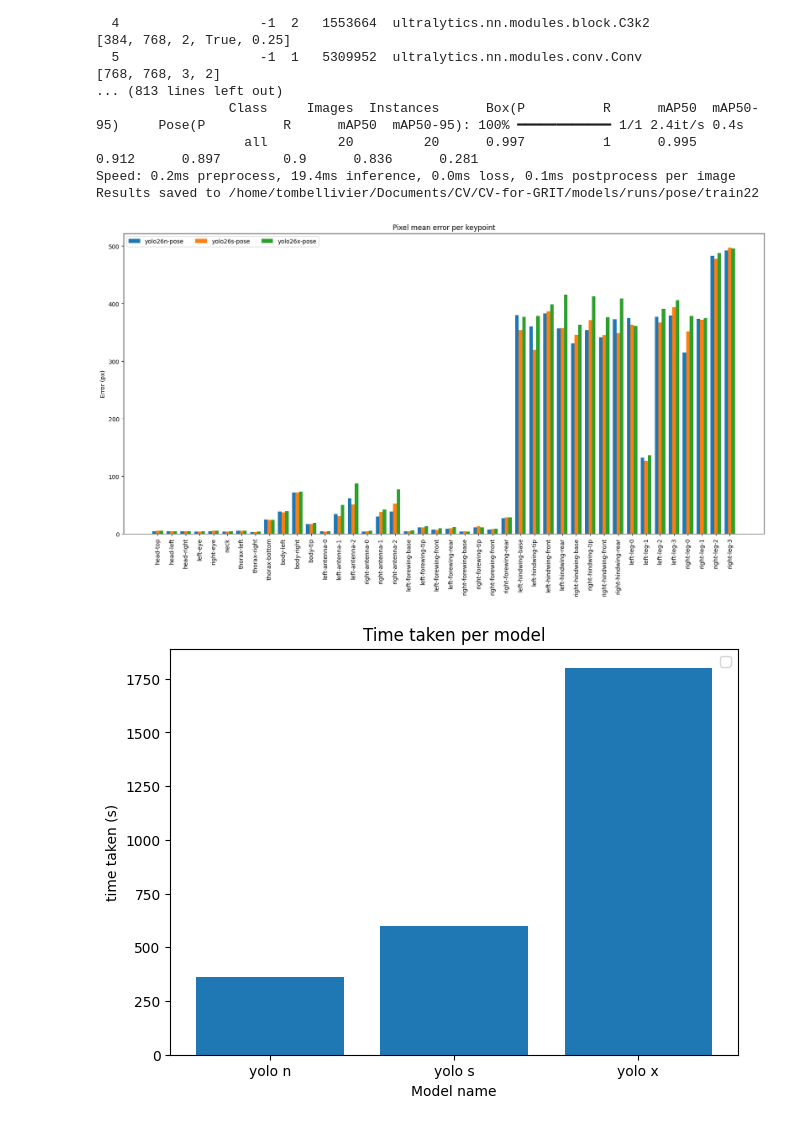
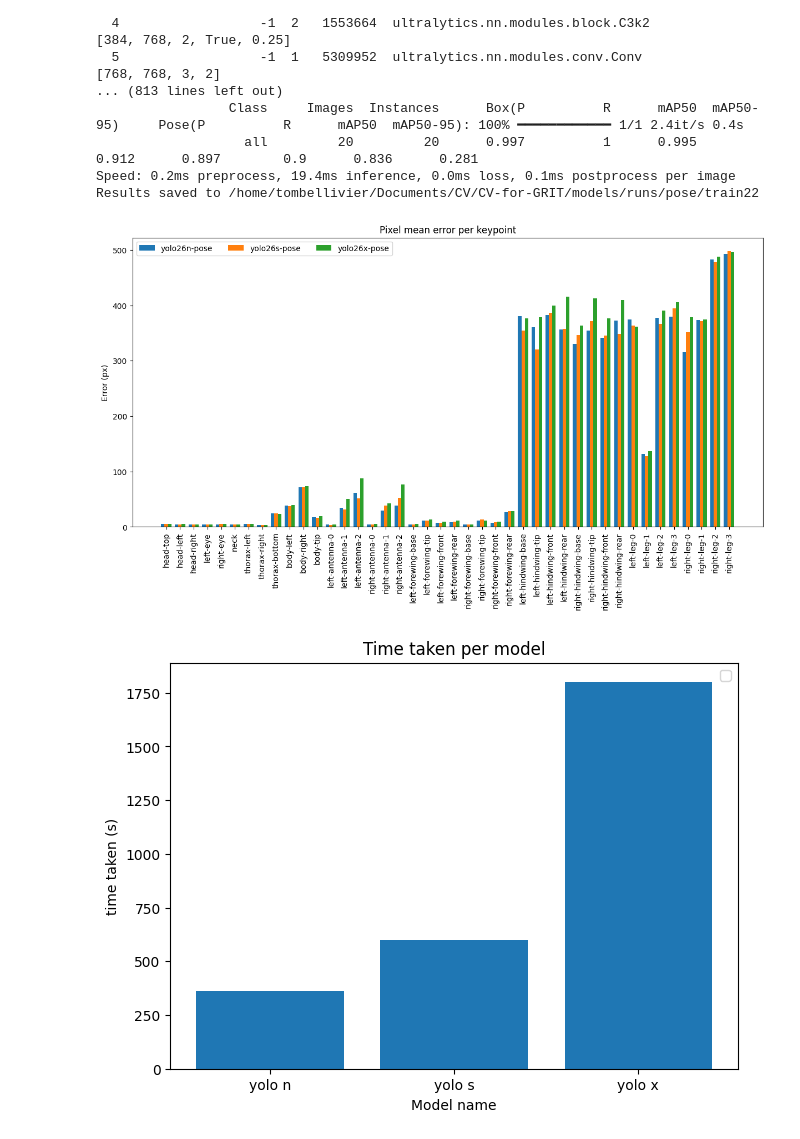
Before and after one commit to TomBellivier/CV-for-GRIT, a Jupyter notebook: models/yolo-pose-insect-kp.ipynb, the cells around one changed output. Saved outputs shown, nothing was run; the diff lists cells and outputs as text; code cells hidden in the pictures.

```diff
--- a/models/yolo-pose-insect-kp.ipynb
+++ b/models/yolo-pose-insect-kp.ipynb
@@ -179,35 +185,35 @@ with open("run_results.json", "r") as f:
 all_kp = config["kpt_names"][0]
 
 mean_error_yolo_n = models_data["yolo26n-pose"]["keypoints perf"]
 mean_error_yolo_s = models_data["yolo26s-pose"]["keypoints perf"]
 mean_error_yolo_x = models_data["yolo26x-pose"]["keypoints perf"]
 
 num_kpts = len(mean_error_yolo_n)
 x = np.arange(num_kpts)
 
 x = np.arange(42)  # the label locations
 width = 0.25  # the width of the bars
 multiplier = 0
 
-fig, ax = plt.subplots(layout='constrained', figsize=(16, 9))
+fig, ax = plt.subplots(layout='constrained', figsize=(12, 7))
 
 for attribute, measurement in models_data.items():
     offset = width * multiplier
     rects = ax.bar(x + offset, measurement["keypoints perf"], width, label=attribute)
     multiplier += 1
 
 # Add some text for labels, title and custom x-axis tick labels, etc.
 ax.set_ylabel('Error (px)')
 ax.set_title('Pixel mean error per keypoint')
 ax.set_xticks(x + width, all_kp, rotation=90)
 ax.legend(loc='upper left', ncols=3)
 
 plt.show()
 
 fig.savefig("perf_comparison_results.png")
 plt.show()
 # %% [output]
-[figure, old version]
+[figure, new version]
 # %%
 fig, ax = plt.subplots(layout="constrained")
 
```
Also changed, not shown: parts of 5 cells of this notebook.
